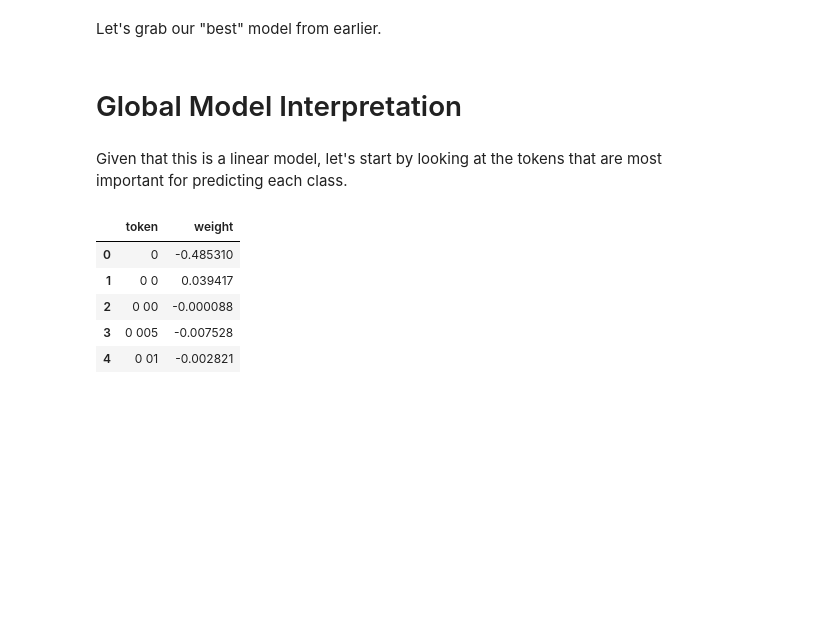
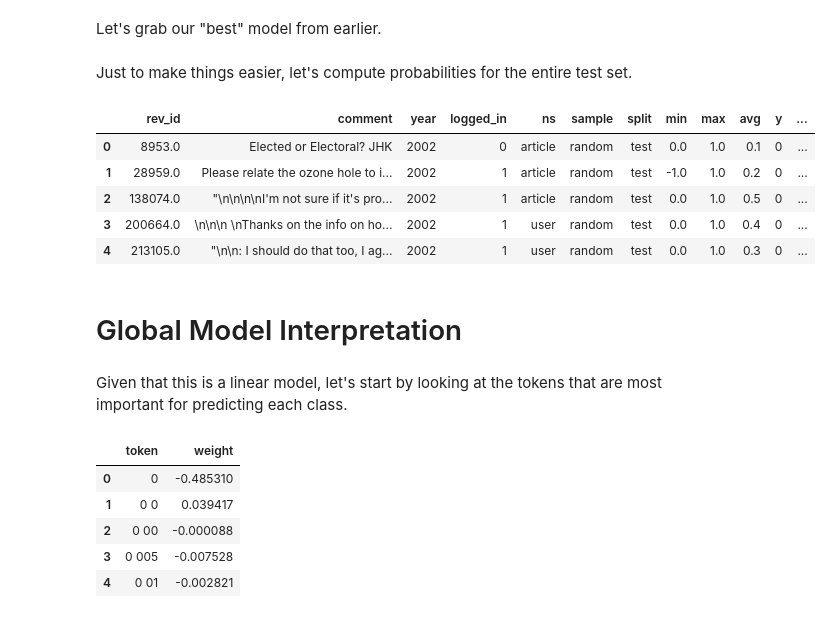
Before and after one commit to jkingphd/nlp_example, a Jupyter notebook: notebooks/3A-jkk-interpretation.ipynb, the cells around one changed output. Drawn from its saved outputs; the diff is of its cells as text; code cells hidden in the pictures; blank space fills up the shorter version.

```diff
--- a/notebooks/3A-jkk-interpretation.ipynb
+++ b/notebooks/3A-jkk-interpretation.ipynb
@@ -24,0 +37,3 @@ df.head()
+# %%
+df_test = df[df['split'] == 'test'].copy().reset_index(drop=True)
+df_test.head()
@@ -30,6 +52,18 @@ def tokenizer(text):
 
 gs = load('../results/gs_cv_sgd.joblib')
 pipe = gs.best_estimator_
+# %% [markdown]
+Just to make things easier, let's compute probabilities for the entire test set.
+# %%
+df_test['y_prob'] = pipe.predict_proba(df_test['comment'])[:,1]
+df_test.head()
+# %% [output]
+|  | rev_id | comment | year | logged_in | ns | sample | split | min | max | avg | y | ... |
+| 0 | 8953.0 | Elected or Electoral? JHK | 2002 | 0 | article | random | test | 0.0 | 1.0 | 0.1 | 0 | ... |
+| 1 | 28959.0 | Please relate the ozone hole to i... | 2002 | 1 | article | random | test | -1.0 | 1.0 | 0.2 | 0 | ... |
+| 2 | 138074.0 | "\n\n\n\nI'm not sure if it's pro... | 2002 | 1 | article | random | test | 0.0 | 1.0 | 0.5 | 0 | ... |
+| 3 | 200664.0 | \n\n\n \nThanks on the info on ho... | 2002 | 1 | user | random | test | 0.0 | 1.0 | 0.4 | 0 | ... |
+| 4 | 213105.0 | "\n\n: I should do that too, I ag... | 2002 | 1 | user | random | test | 0.0 | 1.0 | 0.3 | 0 | ... |
 # %% [markdown]
 # Global Model Interpretation
 # %% [markdown]
```
Also changed, not shown: parts of 19 cells of this notebook.
